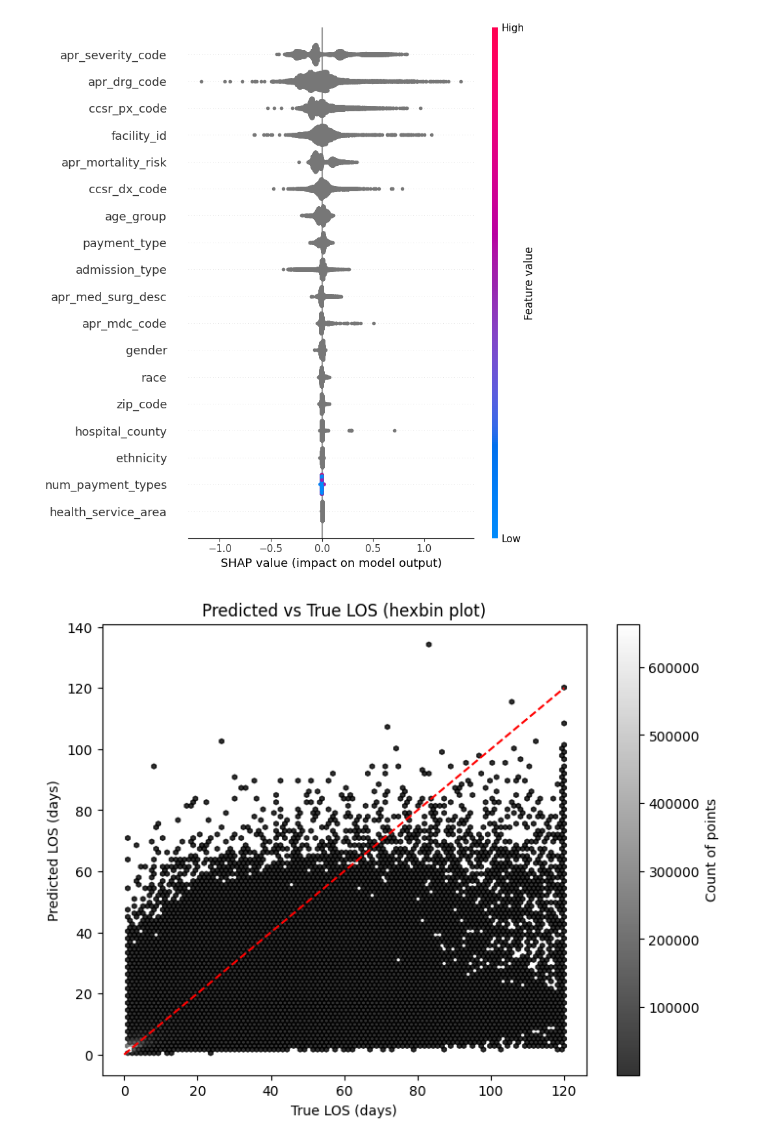
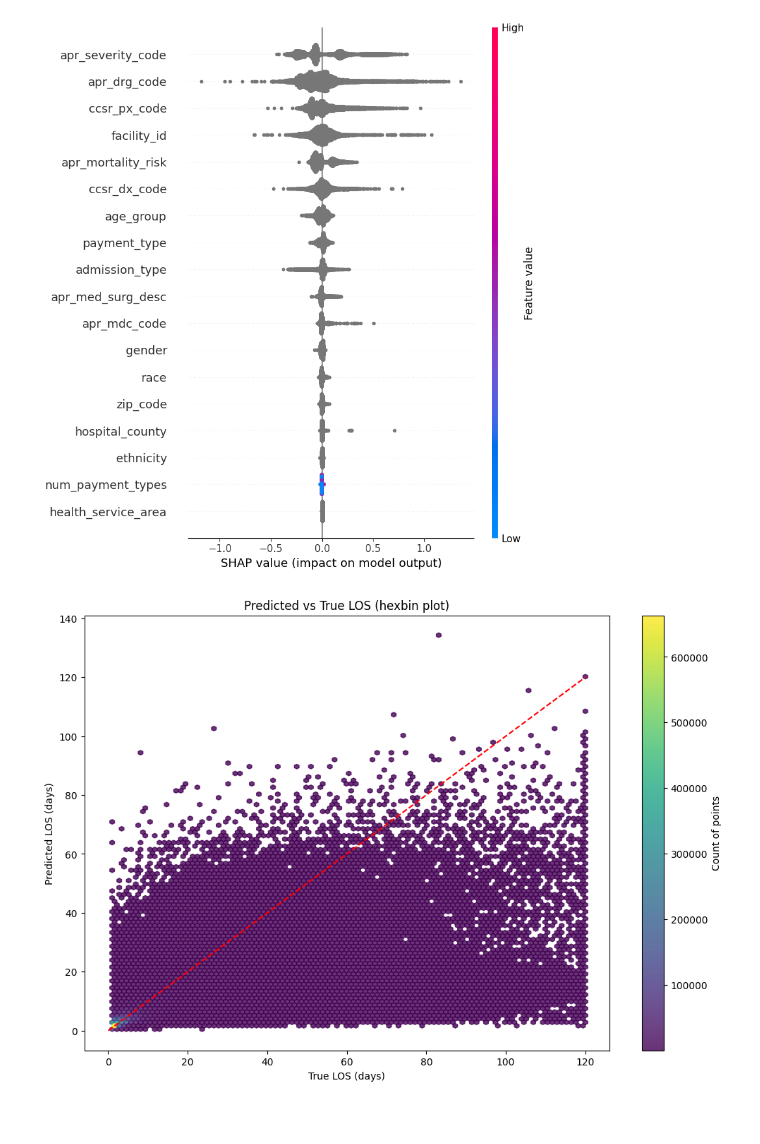
Before and after one commit to hannaginther/ENGG680_2025_Fall, a Jupyter notebook: LightGBM_pt2_.ipynb, the cells around one changed output. Drawn from its saved outputs; the diff is of its cells as text; code cells hidden in the pictures; blank space fills up the shorter version.

```diff
--- a/LightGBM_pt2_.ipynb
+++ b/LightGBM_pt2_.ipynb
@@ -109,22 +109,24 @@ shap.summary_plot(shap_values, X_sample)
 # %%
 #Can see where the model over or under predicts LOS
 
 import matplotlib.pyplot as plt
 
 # True vs predicted LOS
 y_true = data['length_of_stay'].values
 y_pred_log = loaded_model.predict(X)
 y_pred = np.expm1(y_pred_log)
 
+plt.figure(figsize=(12, 8))
 
-plt.figure(figsize=(8, 6))
-plt.hexbin(y_true, y_pred, gridsize=100, cmap='gray', mincnt=1, alpha=0.8)
-plt.plot([0, max(y_true)], [0, max(y_true)], color='red', linestyle='--')  # perfect prediction line
+plt.hexbin(y_true, y_pred, gridsize=100, cmap='viridis', mincnt=1, alpha=0.8)
+plt.plot([0, max(y_true)], [0, max(y_true)], color='red', linestyle='--')
+
+
 plt.xlabel("True LOS (days)")
 plt.ylabel("Predicted LOS (days)")
 plt.title("Predicted vs True LOS (hexbin plot)")
 cb = plt.colorbar()
 cb.set_label('Count of points')
 plt.show()
 # %% [output]
-[figure, old version]
+[figure, new version]
```
